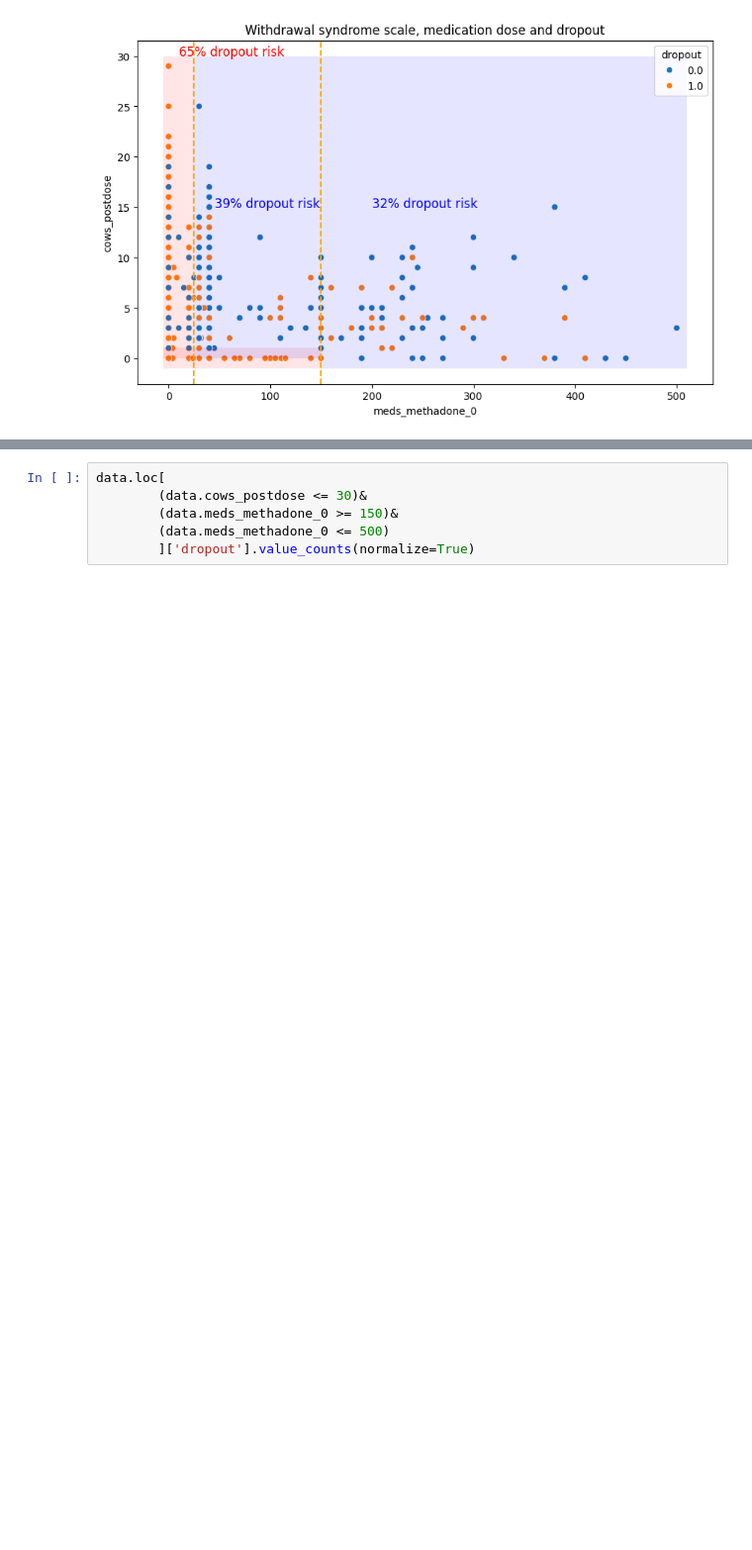
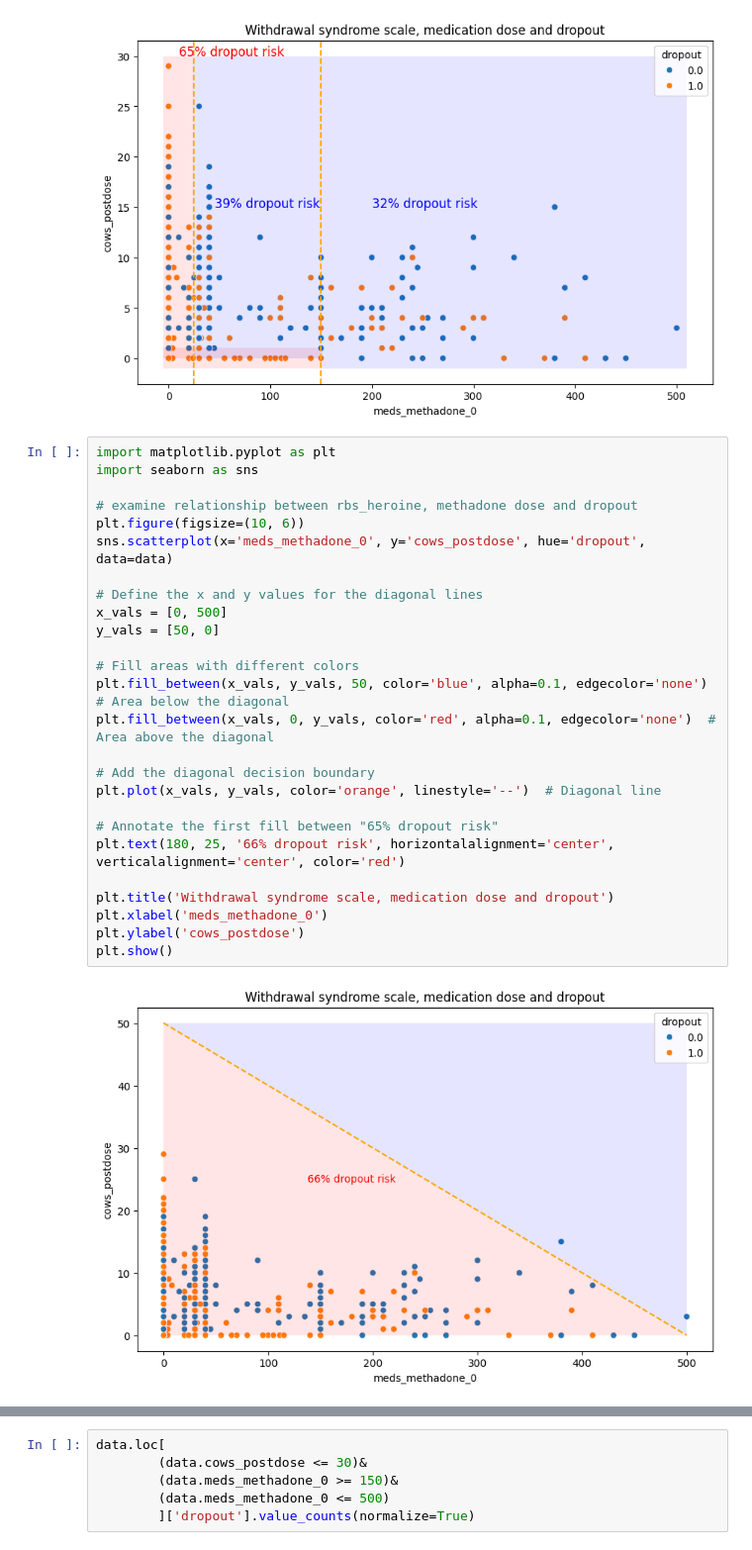
Before and after one commit to DanHerman212/precision_medicine, a Jupyter notebook: code/3_data_visualization.ipynb, the cells around one changed output, grey strips where cells are left out. Shown at 99% size. Drawn from its saved outputs; the diff is of its cells as text; blank space fills up the shorter version.

```diff
--- a/code/3_data_visualization.ipynb
+++ b/code/3_data_visualization.ipynb
@@ -109,3 +109,31 @@ plt.title('Withdrawal syndrome scale, medication dose and dropout')
 plt.show()
 # %% [output]
 [figure]
+# %%
+import matplotlib.pyplot as plt
+import seaborn as sns
+
+# examine relationship between rbs_heroine, methadone dose and dropout
+plt.figure(figsize=(10, 6))
+sns.scatterplot(x='meds_methadone_0', y='cows_postdose', hue='dropout', data=data)
+
+# Define the x and y values for the diagonal lines
+x_vals = [0, 500]
+y_vals = [50, 0]
+
+# Fill areas with different colors
+plt.fill_between(x_vals, y_vals, 50, color='blue', alpha=0.1, edgecolor='none')  # Area below the diagonal
+plt.fill_between(x_vals, 0, y_vals, color='red', alpha=0.1, edgecolor='none')  # Area above the diagonal
+
+# Add the diagonal decision boundary
+plt.plot(x_vals, y_vals, color='orange', linestyle='--')  # Diagonal line
+
+# Annotate the first fill between "65% dropout risk"
+plt.text(180, 25, '66% dropout risk', horizontalalignment='center', verticalalignment='center', color='red')
+
+plt.title('Withdrawal syndrome scale, medication dose and dropout')
+plt.xlabel('meds_methadone_0')
+plt.ylabel('cows_postdose')
+plt.show()
+# %% [output]
+[figure, added]
```
Also changed, not shown: parts of 2 cells of this notebook, 1 other file.
